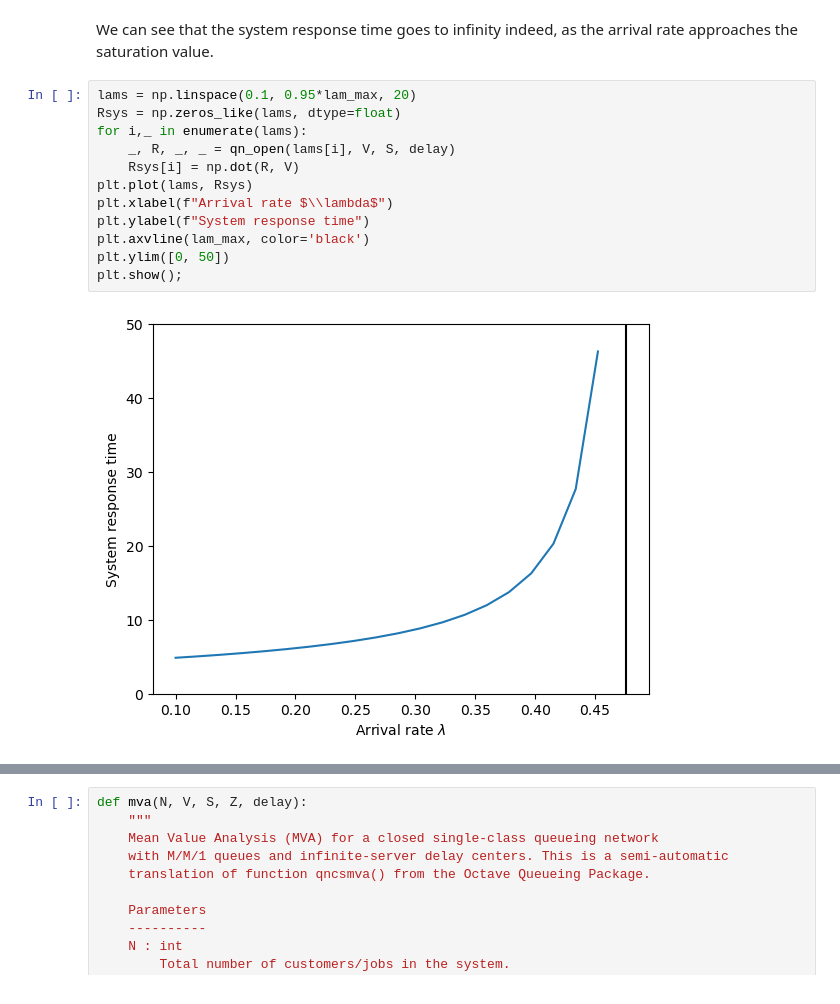
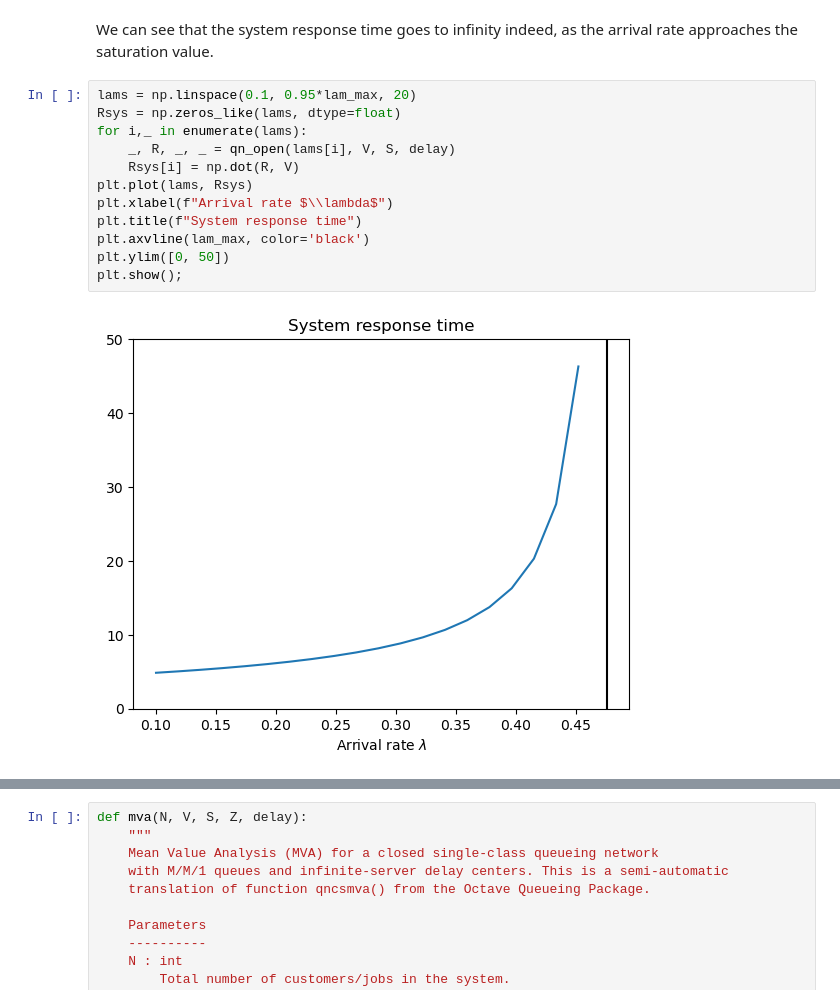
Before and after one commit to ali-benny/simulation-systems, a Jupyter notebook: queueing-theory/queueing-theory.ipynb, the cells around one changed output, grey strips where cells are left out. Drawn from its saved outputs; the diff is of its cells as text.

```diff
--- a/queueing-theory/queueing-theory.ipynb
+++ b/queueing-theory/queueing-theory.ipynb
@@ -262,16 +283,16 @@ We can see that the system response time goes to infinity indeed, as the arrival
 # %%
 lams = np.linspace(0.1, 0.95*lam_max, 20)
 Rsys = np.zeros_like(lams, dtype=float)
 for i,_ in enumerate(lams):
     _, R, _, _ = qn_open(lams[i], V, S, delay)
     Rsys[i] = np.dot(R, V)
 plt.plot(lams, Rsys)
 plt.xlabel(f"Arrival rate $\\lambda$")
-plt.ylabel(f"System response time")
+plt.title(f"System response time")
 plt.axvline(lam_max, color='black')
 plt.ylim([0, 50])
 plt.show();
 # %% [output]
-[figure, old version]
+[figure, new version]
 # %% [markdown]
 ## Analysis of closed networks
```
Also changed, not shown: parts of 14 cells of this notebook, 2 other files.
